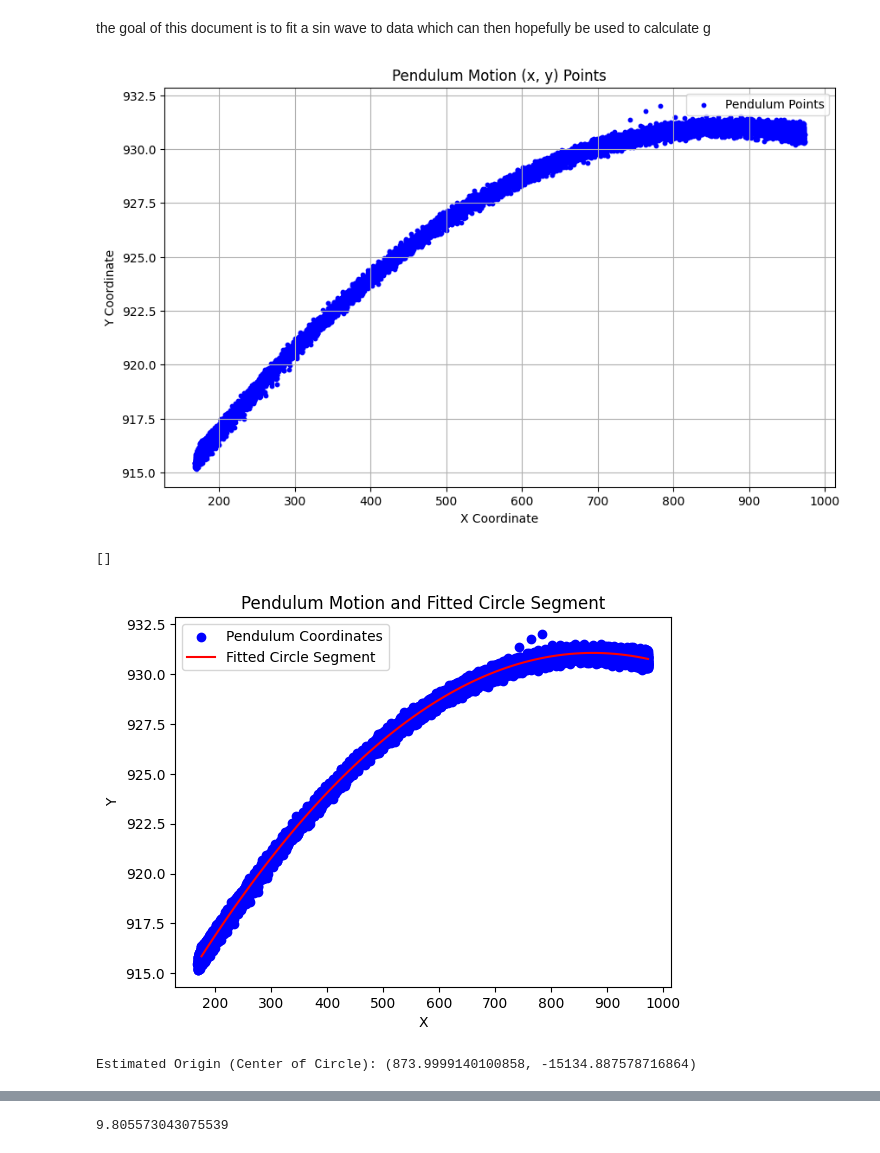
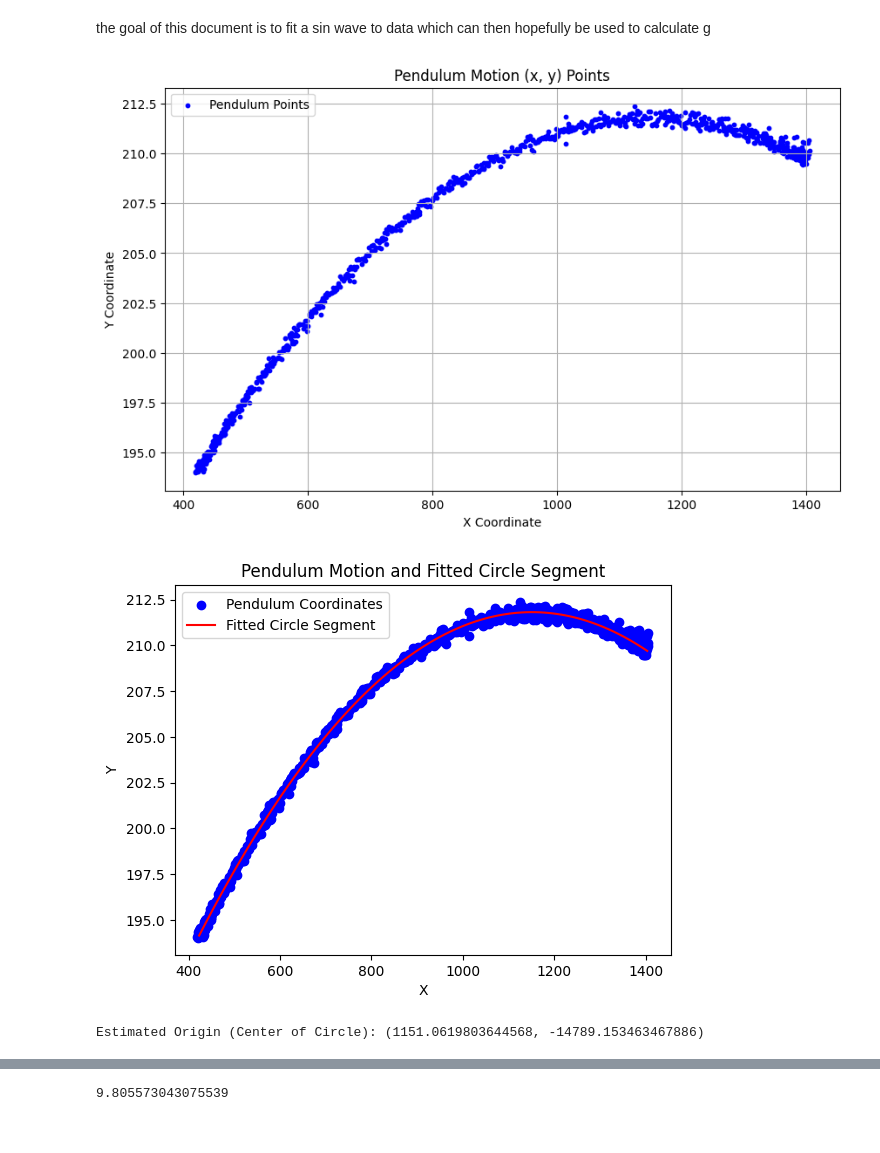
Before and after one commit to zgotobed/Ruchardt, a Jupyter notebook: Code/fit_sine.ipynb, the cells around one changed output, grey strips where cells are left out. Saved outputs shown, nothing was run; the diff lists cells and outputs as text; code cells hidden in the pictures.

```diff
--- a/Code/fit_sine.ipynb
+++ b/Code/fit_sine.ipynb
@@ -8,45 +8,41 @@ from scipy.optimize import curve_fit
 the goal of this document is to fit a sin wave to data which can then hopefully be used to calculate g
 # %%
 # Load the CSV data containing the results
-csv_file_path = '../CSV Files/coordinates_3min.csv'
+csv_file_path = '../CSV Files/coordinates_Feb18.csv'
 data = pd.read_csv(csv_file_path)
 
 # Extract x (x-coordinate) and y (y-coordinate)
 x = data['x'].values
 y = data['y'].values
 time = data['Time'].values
 
+indices = y > 160
 
+# Extract corresponding time values
+t_values = time[indices]
+
+y = y[indices]
+x=x[indices]
+time = time[indices]
 
 # Plot the (x, y) points
 plt.figure(figsize=(10, 6))
 plt.scatter(x, y, color='b', s=10, label='Pendulum Points')
 
 # Optionally, you can connect the points with lines to visualize the trajectory
 # plt.plot(cx, cy, color='g', linewidth=1, linestyle='-', alpha=0.6)
 
 # Add labels and title
 plt.title('Pendulum Motion (x, y) Points')
 plt.xlabel('X Coordinate')
 plt.ylabel('Y Coordinate')
 
 # Add a grid and show the plot
 plt.grid(True)
 plt.legend()
 plt.show()
 # %% [output]
-[figure, old version]
+[figure, new version]
-# %%
-# Get indices where y < 200
-indices = y < 200
-
-# Extract corresponding time values
-t_values = time[indices]
-
-# Print all t values
-print(t_values)
-# %% [output]
-[]
 # %%
 def circle_residuals(params, x, y):
     cx, cy, r = params
@@ -84,8 +80,8 @@ plt.show()
 # Output the estimated origin (cx, cy)
 print(f"Estimated Origin (Center of Circle): ({cx}, {cy})")
 # %% [output]
-[figure, old version]
+[figure, new version]
-Estimated Origin (Center of Circle): (873.9999140100858, -15134.887578716864)
+Estimated Origin (Center of Circle): (1151.0619803644568, -14789.153463467886)
 # %%
 
 # Compute angles in radians
```
Also changed, not shown: parts of 5 cells of this notebook, 6 other files.
